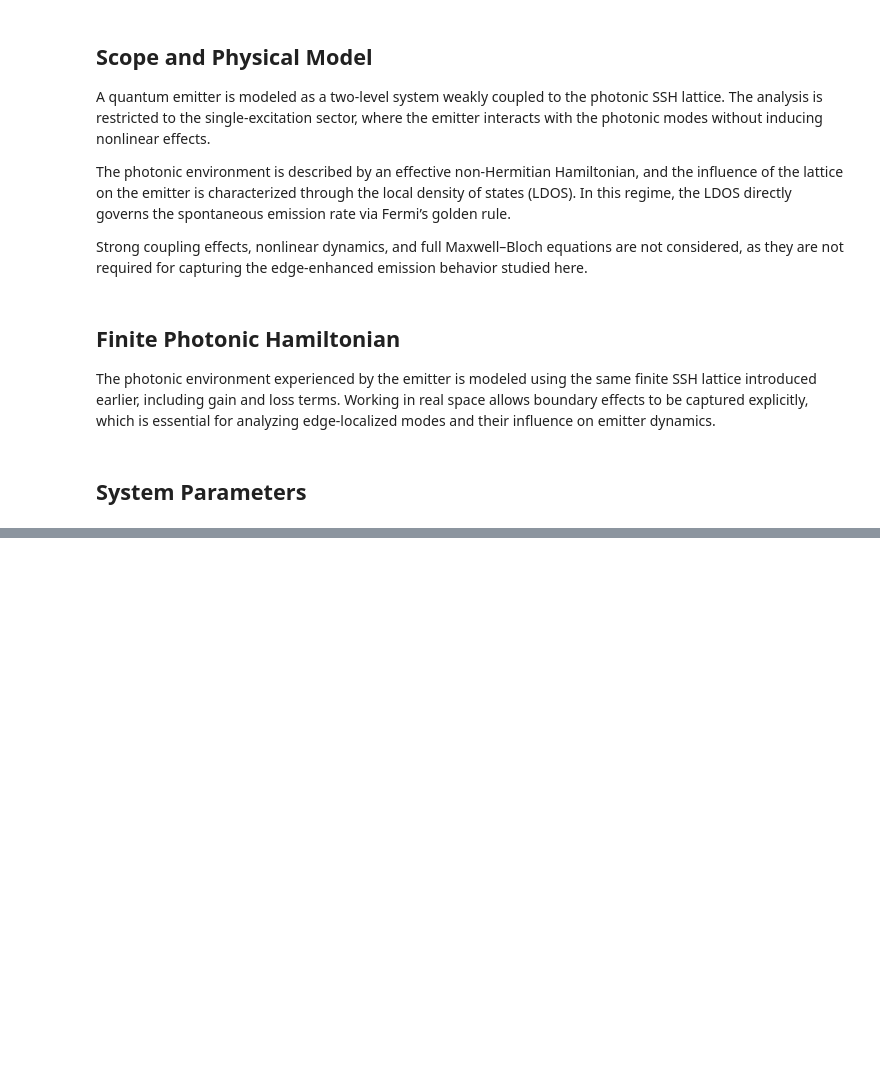
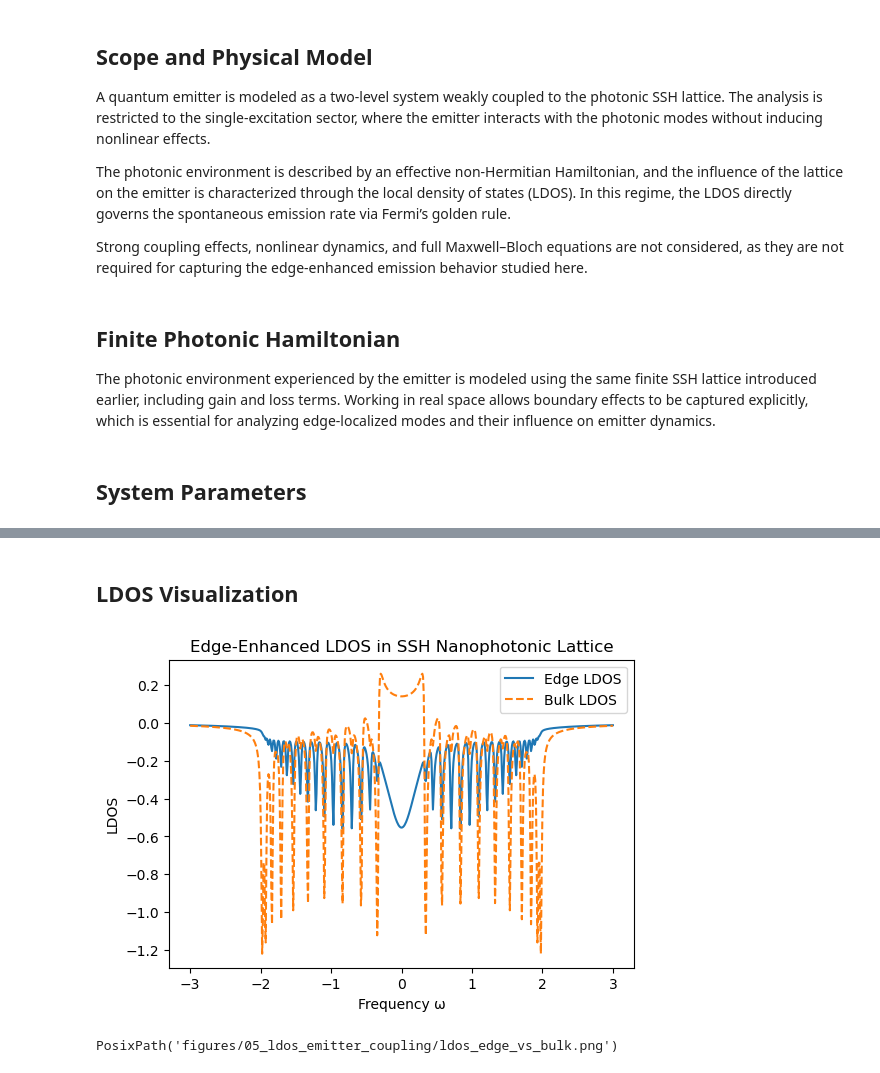
Before and after one commit to hiteshwardev/Loss-Suppressed-SSH-Topology, a Jupyter notebook: notebooks/05_emitters_ldos_nanophotonics.ipynb, the cells around one changed output, grey strips where cells are left out. Drawn from its saved outputs; the diff is of its cells as text; code cells hidden in the pictures; blank space fills up the shorter version.

Commit message:
Local Density of States and Edge-Enhanced Light–Matter Interaction

```diff
--- a/notebooks/05_emitters_ldos_nanophotonics.ipynb
+++ b/notebooks/05_emitters_ldos_nanophotonics.ipynb
@@ -93,3 +93,14 @@ def build_nonhermitian_ssh_hamiltonian(
     return H
 # %% [markdown]
 ## System Parameters
+# %%
+num_cells = lattice_config["lattice"]["num_unit_cells"]
+t1 = lattice_config["couplings"]["intra_cell"]
+t2 = lattice_config["couplings"]["inter_cell"]
+
+gamma_a = lattice_config["non_hermiticity"]["gain"]["strength"]
+gamma_b = lattice_config["non_hermiticity"]["loss"]["strength"]
+
+H = build_nonhermitian_ssh_hamiltonian(num_cells, t1, t2, gamma_a, gamma_b)
+
+omega_vals = np.linspace(-3, 3, 600)
@@ -95,0 +138,30 @@ def build_nonhermitian_ssh_hamiltonian(
+# %% [markdown]
+## LDOS Visualization
+# %%
+def ensure_directory(path):
+    Path(path).mkdir(parents=True, exist_ok=True)
+
+def save_figure(fig, notebook_key, filename, plotting_config):
+    cfg = plotting_config["notebook_figures"][notebook_key]
+    output_dir = Path(cfg["output_dir"])
+    ensure_directory(output_dir)
+    path = output_dir / f"{filename}.{plotting_config['global']['figure_format']}"
+    fig.savefig(path, dpi=plotting_config["global"]["dpi"], bbox_inches="tight")
+    return path
+
+fig, ax = plt.subplots(figsize=(6, 4))
+ax.plot(omega_vals, ldos_edge, label="Edge LDOS")
+ax.plot(omega_vals, ldos_bulk, label="Bulk LDOS", linestyle="--")
+
+ax.set_xlabel("Frequency ω")
+ax.set_ylabel("LDOS")
+ax.set_title("Edge-Enhanced LDOS in SSH Nanophotonic Lattice")
+ax.legend()
+
+fig_path = save_figure(fig, NOTEBOOK_KEY, "ldos_edge_vs_bulk", plotting_config)
+plt.show()
+
+fig_path
+# %% [output]
+[figure, added]
+PosixPath('figures/05_ldos_emitter_coupling/ldos_edge_vs_bulk.png')
```
Also changed, not shown: parts of 4 cells of this notebook.
